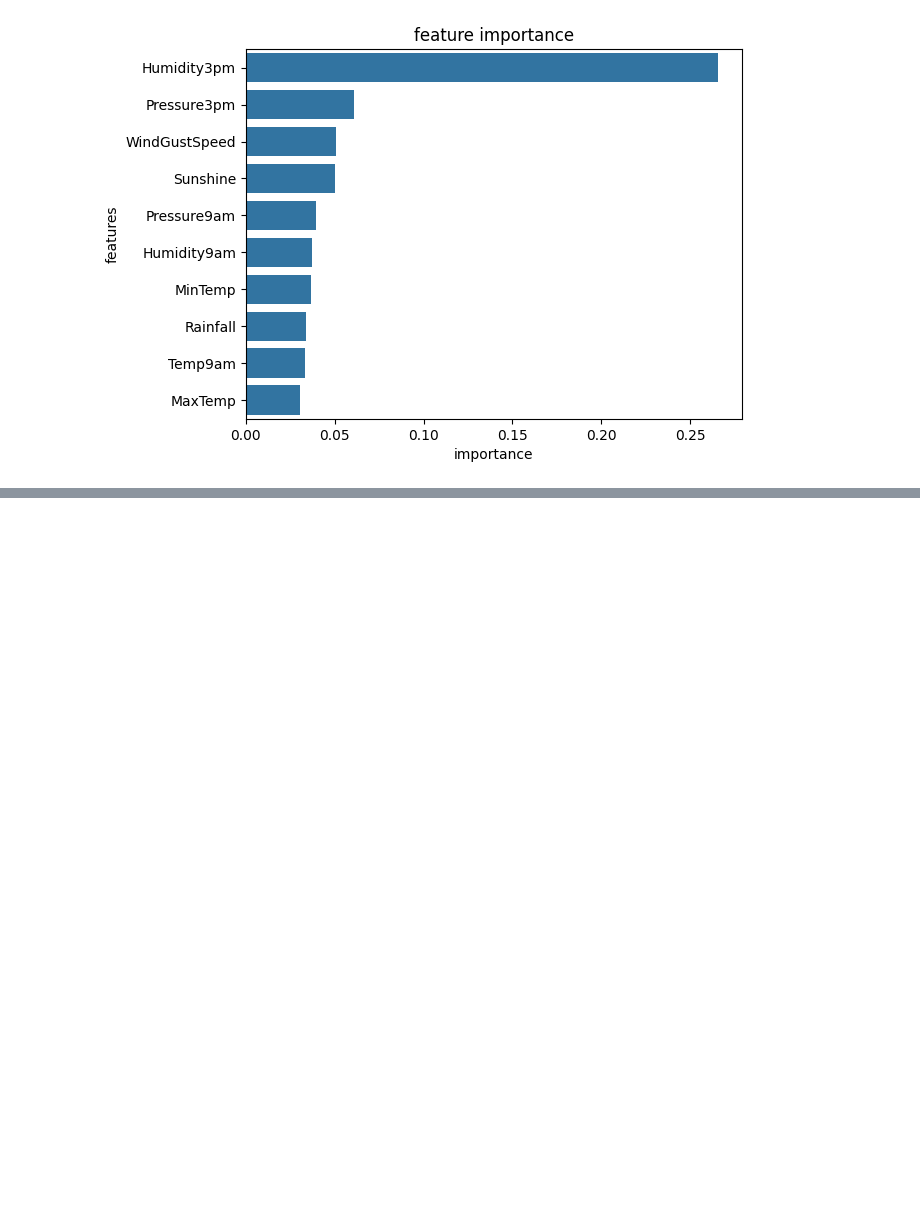
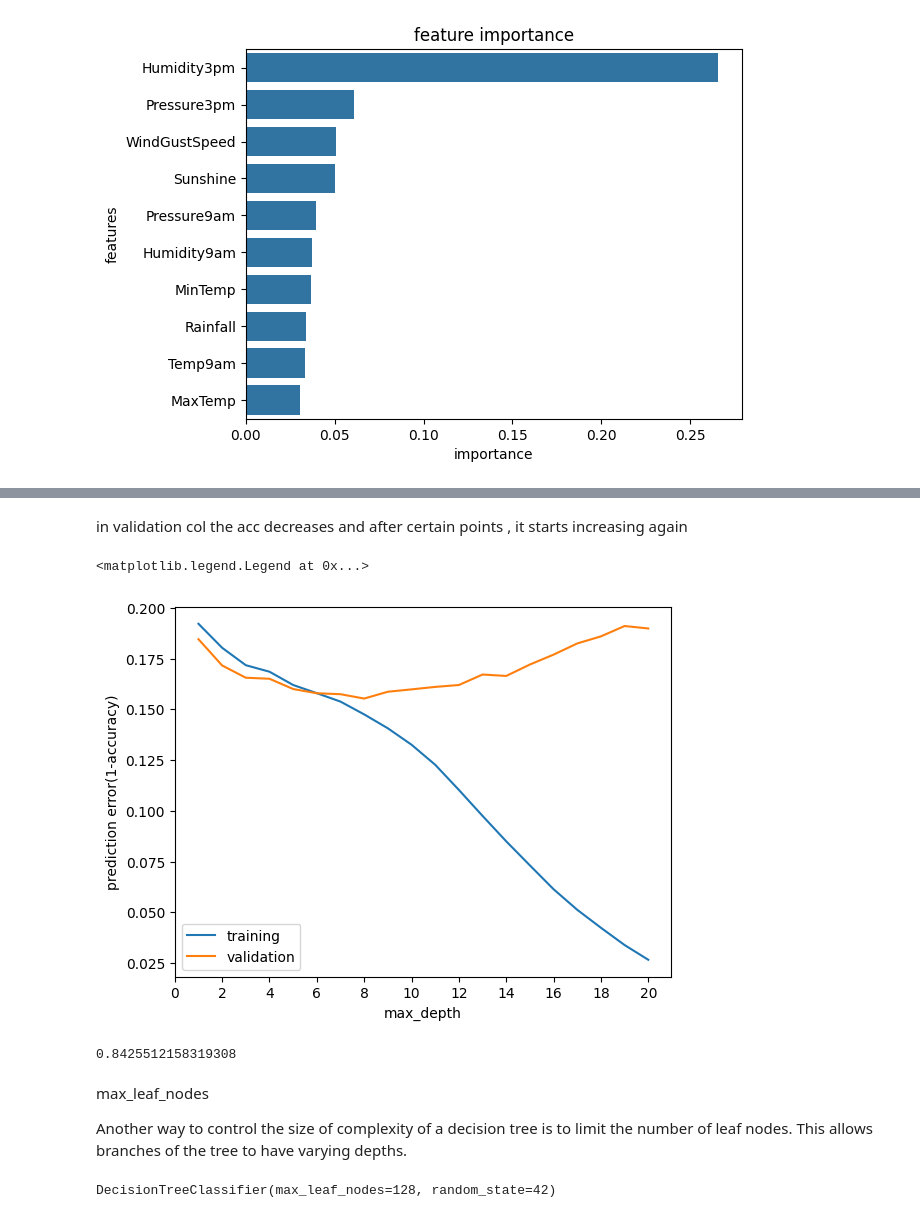
Before and after one commit to 404saugat404/sklearn, a Jupyter notebook: Decision Trees and Random Forests/dt_rf.ipynb, the cells around one changed output, grey strips where cells are left out. Saved outputs shown, nothing was run; the diff lists cells and outputs as text; code cells hidden in the pictures; blank space fills up the shorter version.

```diff
--- a/Decision Trees and Random Forests/dt_rf.ipynb
+++ b/Decision Trees and Random Forests/dt_rf.ipynb
@@ -489,0 +549,11 @@ sns.barplot(data=important_df.head(10),x="importance",y="features")
+# %%
+def max_depth_eror(md):
+  model=DecisionTreeClassifier(max_depth=md, random_state=42)
+  model.fit(x_train,train_target)
+  train_acc=1-model.score(x_train,train_target)
+  validation_acc=1-model.score(x_validation,validation_target)
+  return {"max depth":md,
+          "train acc":train_acc,
+          "validation_acc":validation_acc}
+# %%
+error_df=pd.DataFrame([max_depth_eror(md) for md in range(1,21)])
@@ -489,0 +648,28 @@ sns.barplot(data=important_df.head(10),x="importance",y="features")
+# %% [markdown]
+in validation col the acc decreases and after certain points , it starts increasing again
+# %%
+plt.figure()
+plt.plot(error_df['max depth'],error_df['train acc'])
+
+plt.plot(error_df['max depth'],error_df['validation_acc'])
+plt.xticks(range(0,21, 2))
+plt.xlabel("max_depth")
+plt.ylabel("prediction error(1-accuracy)")
+plt.legend(["training","validation"])
+# %% [output]
+<matplotlib.legend.Legend at 0x...>
+[figure, added]
+# %%
+model = DecisionTreeClassifier(max_depth=7, random_state=42).fit(x_train, train_target)
+model.score(x_validation, validation_target)
+# %% [output]
+0.8425512158319308
+# %% [markdown]
+max_leaf_nodes
+
+Another way to control the size of complexity of a decision tree is to limit the number of leaf nodes. This allows branches of the tree to have varying depths.
+# %%
+model=DecisionTreeClassifier(max_leaf_nodes=128,random_state=42)
+model.fit(x_train,train_target)
+# %% [output]
+DecisionTreeClassifier(max_leaf_nodes=128, random_state=42)
```
Also changed, not shown: parts of 16 cells of this notebook.
